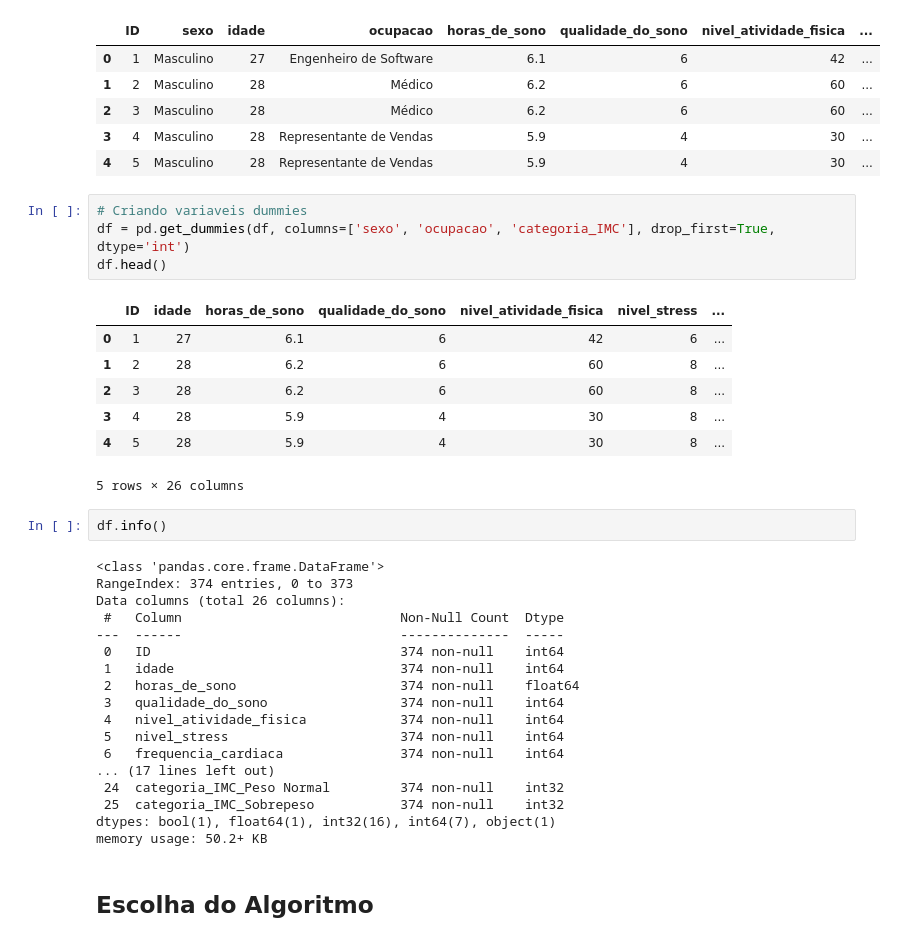
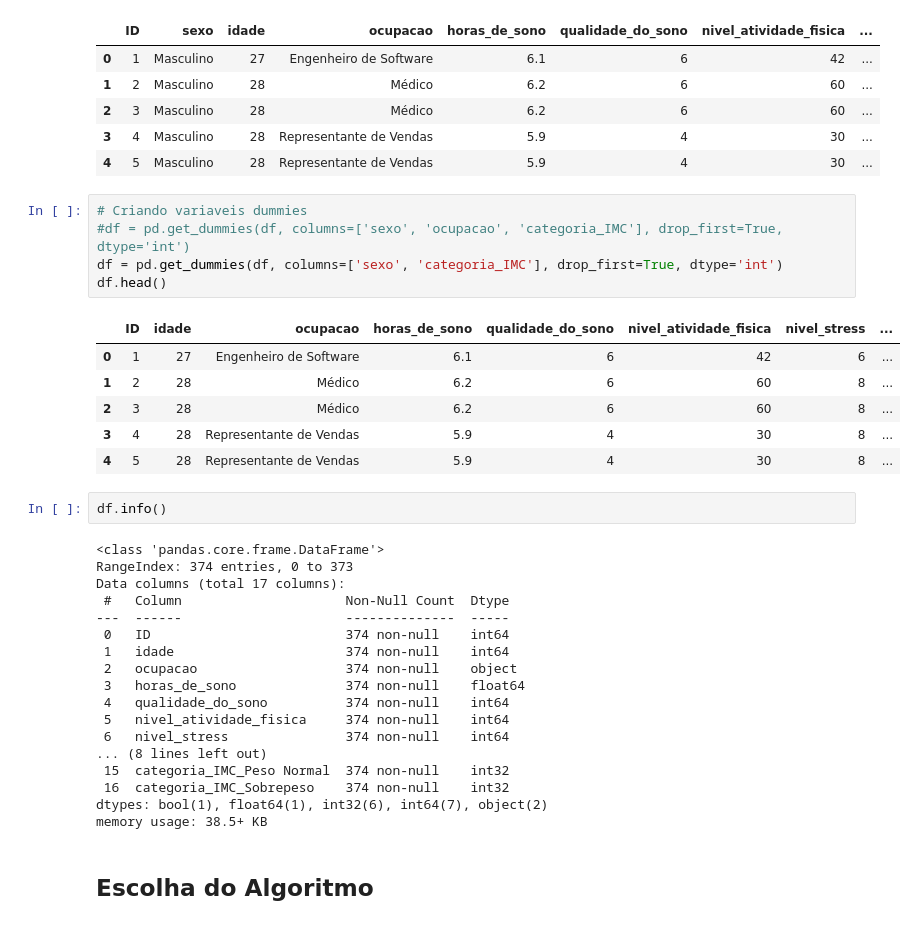
Before and after one commit to marcelobin/Projeto-Aplicado-POS-Graduacao-Ciencia-de-Dados-XPEducacao, a Jupyter notebook: notebooks/Sprint 2 - Desenvolvimento do Modelo.ipynb, the cells around one changed output. Cells and saved outputs as stored; diff of their text form.

```diff
--- a/notebooks/Sprint 2 - Desenvolvimento do Modelo.ipynb
+++ b/notebooks/Sprint 2 - Desenvolvimento do Modelo.ipynb
@@ -80,36 +80,36 @@ df.head()
 | 4 | 5 | Masculino | 28 | Representante de Vendas | 5.9 | 4 | 30 | ... |
 # %%
 # Criando variaveis dummies
-df = pd.get_dummies(df, columns=['sexo', 'ocupacao', 'categoria_IMC'], drop_first=True, dtype='int')
+#df = pd.get_dummies(df, columns=['sexo', 'ocupacao', 'categoria_IMC'], drop_first=True, dtype='int')
+df = pd.get_dummies(df, columns=['sexo', 'categoria_IMC'], drop_first=True, dtype='int')
 df.head()
 # %% [output]
-|  | ID | idade | horas_de_sono | qualidade_do_sono | nivel_atividade_fisica | nivel_stress | ... |
-| 0 | 1 | 27 | 6.1 | 6 | 42 | 6 | ... |
-| 1 | 2 | 28 | 6.2 | 6 | 60 | 8 | ... |
-| 2 | 3 | 28 | 6.2 | 6 | 60 | 8 | ... |
-| 3 | 4 | 28 | 5.9 | 4 | 30 | 8 | ... |
-| 4 | 5 | 28 | 5.9 | 4 | 30 | 8 | ... |
+|  | ID | idade | ocupacao | horas_de_sono | qualidade_do_sono | nivel_atividade_fisica | nivel_stress | ... |
+| 0 | 1 | 27 | Engenheiro de Software | 6.1 | 6 | 42 | 6 | ... |
+| 1 | 2 | 28 | Médico | 6.2 | 6 | 60 | 8 | ... |
+| 2 | 3 | 28 | Médico | 6.2 | 6 | 60 | 8 | ... |
+| 3 | 4 | 28 | Representante de Vendas | 5.9 | 4 | 30 | 8 | ... |
+| 4 | 5 | 28 | Representante de Vendas | 5.9 | 4 | 30 | 8 | ... |
-5 rows × 26 columns
 # %%
 df.info()
 # %% [output]
 <class 'pandas.core.frame.DataFrame'>
 RangeIndex: 374 entries, 0 to 373
-Data columns (total 26 columns):
- #   Column                            Non-Null Count  Dtype
----  ------                            --------------  -----
- 0   ID                                374 non-null    int64
- 1   idade                             374 non-null    int64
- 2   horas_de_sono                     374 non-null    float64
- 3   qualidade_do_sono                 374 non-null    int64
- 4   nivel_atividade_fisica            374 non-null    int64
- 5   nivel_stress                      374 non-null    int64
- 6   frequencia_cardiaca               374 non-null    int64
-... (17 lines left out)
- 24  categoria_IMC_Peso Normal         374 non-null    int32
- 25  categoria_IMC_Sobrepeso           374 non-null    int32
-dtypes: bool(1), float64(1), int32(16), int64(7), object(1)
-memory usage: 50.2+ KB
+Data columns (total 17 columns):
+ #   Column                     Non-Null Count  Dtype
+---  ------                     --------------  -----
+ 0   ID                         374 non-null    int64
+ 1   idade                      374 non-null    int64
+ 2   ocupacao                   374 non-null    object
+ 3   horas_de_sono              374 non-null    float64
+ 4   qualidade_do_sono          374 non-null    int64
+ 5   nivel_atividade_fisica     374 non-null    int64
+ 6   nivel_stress               374 non-null    int64
+... (8 lines left out)
+ 15  categoria_IMC_Peso Normal  374 non-null    int32
+ 16  categoria_IMC_Sobrepeso    374 non-null    int32
+dtypes: bool(1), float64(1), int32(6), int64(7), object(2)
+memory usage: 38.5+ KB
 # %% [markdown]
 ## **Escolha do Algoritmo**
 # %% [markdown]
```
Also changed, not shown: parts of 3 cells of this notebook, 1 other file.
